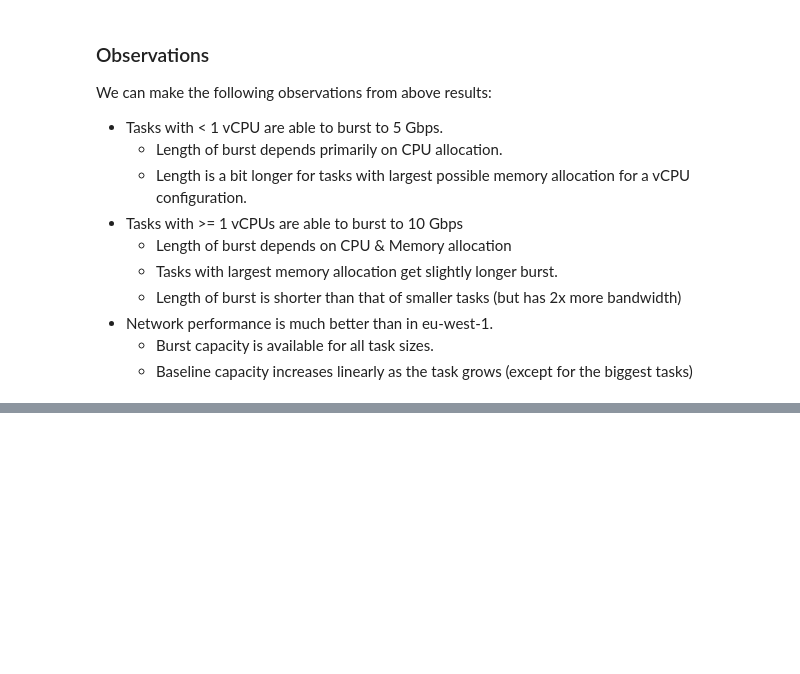
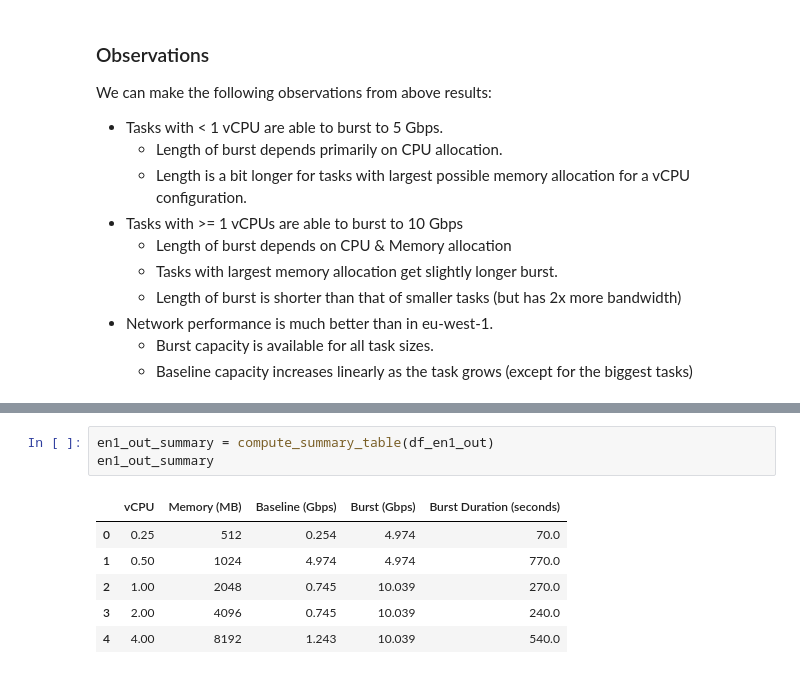
Before and after one commit to sjakthol/aws-network-benchmark, a Jupyter notebook: analysis/results.ipynb, the cells around one changed output, grey strips where cells are left out. Drawn from its saved outputs; the diff is of its cells as text; blank space fills up the shorter version.

```diff
--- a/analysis/results.ipynb
+++ b/analysis/results.ipynb
@@ -303,0 +346,10 @@ We can make the following observations from above results:
+# %%
+en1_out_summary = compute_summary_table(df_en1_out)
+en1_out_summary
+# %% [output]
+|  | vCPU | Memory (MB) | Baseline (Gbps) | Burst (Gbps) | Burst Duration (seconds) |
+| 0 | 0.25 | 512 | 0.254 | 4.974 | 70.0 |
+| 1 | 0.50 | 1024 | 4.974 | 4.974 | 770.0 |
+| 2 | 1.00 | 2048 | 0.745 | 10.039 | 270.0 |
+| 3 | 2.00 | 4096 | 0.745 | 10.039 | 240.0 |
+| 4 | 4.00 | 8192 | 1.243 | 10.039 | 540.0 |
```
Also changed, not shown: parts of 10 cells of this notebook, 1 other file.
